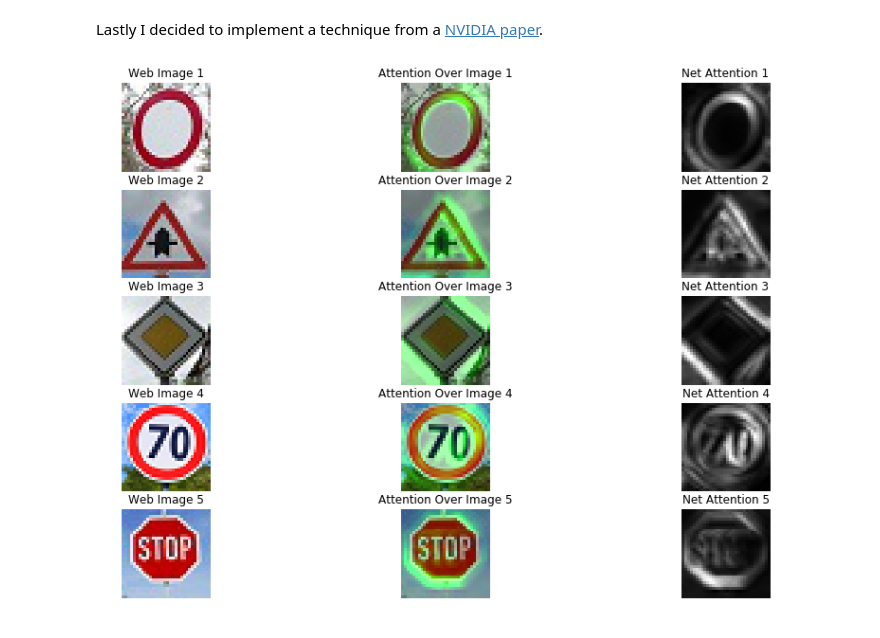
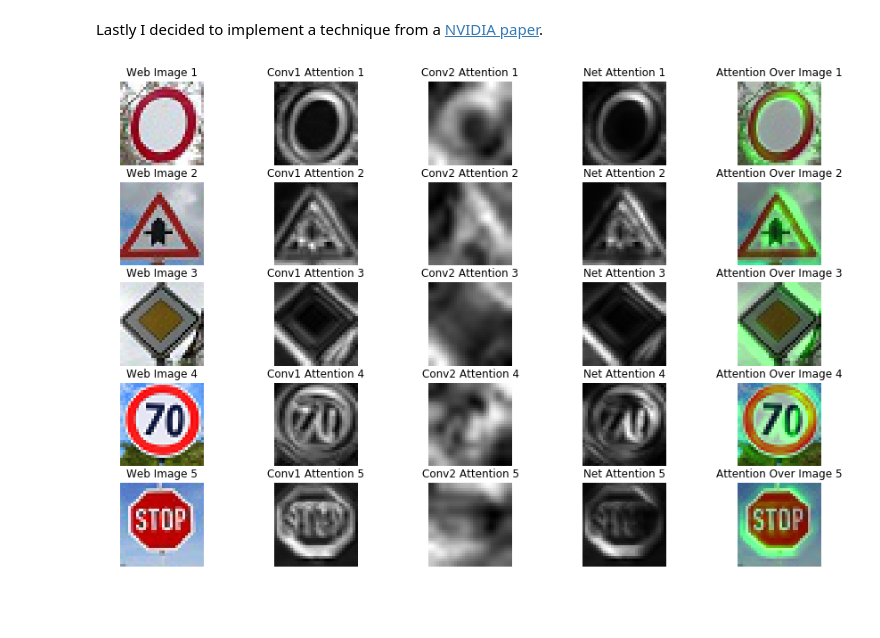
Before and after one commit to YggdrasillTech/SDCND_Project2, a Jupyter notebook: P2.ipynb, the cells around one changed output. Cells and saved outputs as stored; diff of their text form; code cells hidden in the pictures.

Commit message:
New Feature Map visualization

```diff
--- a/P2.ipynb
+++ b/P2.ipynb
@@ -938,47 +938,62 @@ with tf.Session() as sess:
 # %% [markdown]
 Lastly I decided to implement a technique from a [NVIDIA paper](https://arxiv.org/pdf/1704.07911.pdf).
 # %%
-attention = []
+net_attention = []
+cn1_attention = []
+cn2_attention = []
 
 with tf.Session() as sess:
     for i in range(len(pp_web_img)):
         saver.restore(sess, tf.train.latest_checkpoint('./model'))
         activation_conv1 = conv1_relu.eval(session=sess,feed_dict={x : pp_web_img[i:i + 1], convkeep_prob: 1.0})
         activation_conv2 = conv2_relu.eval(session=sess,feed_dict={x : pp_web_img[i:i + 1], convkeep_prob: 1.0})
 
         avg_activation_conv1 = np.average(activation_conv1, axis = 3)[0]
         avg_activation_conv1 = cv2.resize(avg_activation_conv1, None, fx = 1.14, fy = 1.14, interpolation = cv2.INTER_CUBIC)
         avg_activation_conv2 = np.average(activation_conv2, axis = 3)[0]
         avg_activation_conv2 = cv2.resize(avg_activation_conv2, None, fx = 3.2, fy = 3.2, interpolation = cv2.INTER_CUBIC)
 
         img_attention = np.multiply(avg_activation_conv1, avg_activation_conv2)
         norm_img = np.zeros(shape = (32, 32), dtype = np.uint8)
         norm_img = cv2.normalize(img_attention,
                                  norm_img,
                                  alpha = 0,
                                  beta  = 255,
                                  norm_type = cv2.NORM_MINMAX,
                                  dtype = cv2.CV_8U)
-        attention.append(norm_img)
 
-fig, axs = plt.subplots(5,3, figsize=(15, 10))
+        net_attention.append(norm_img)
+        cn1_attention.append(avg_activation_conv1)
+        cn2_attention.append(avg_activation_conv2)
+
+fig, axs = plt.subplots(5, 5, figsize=(15, 10))
 axs = axs.ravel()
 for i in range(5):
     image = web_img[i]
-    axs[i * 3].axis('off')
-    axs[i * 3].imshow(image.squeeze(), cmap = 'gray')
-    axs[i * 3].set_title("Web Image " + str(i + 1))
+    axs[i * 5].axis('off')
+    axs[i * 5].imshow(image)
+    axs[i * 5].set_title("Web Image " + str(i + 1))
+
+    att_image = cn1_attention[i]
+    axs[(i * 5) + 1].axis('off')
+    axs[(i * 5) + 1].imshow(att_image.squeeze(), cmap = 'gray')
+    axs[(i * 5) + 1].set_title("Conv1 Attention " + str(i + 1))
+
+    att_image = cn2_attention[i]
+    axs[(i * 5) + 2].axis('off')
+    axs[(i * 5) + 2].imshow(att_image.squeeze(), cmap = 'gray')
+    axs[(i * 5) + 2].set_title("Conv2 Attention " + str(i + 1))
+
+    att_image = net_attention[i]
+    axs[(i * 5) + 3].axis('off')
+    axs[(i * 5) + 3].imshow(att_image.squeeze(), cmap = 'gray')
+    axs[(i * 5) + 3].set_title("Net Attention " + str(i + 1))
 
     mask  = np.zeros((32, 32, 3), dtype=np.uint8)
-    mask[:, :, 1]  = attention[i]
-    image = cv2.addWeighted(image, 0.7, mask, 1.0, 0.0)
-    axs[(i * 3) + 1].axis('off')
-    axs[(i * 3) + 1].imshow(image.squeeze(), cmap = 'gray')
-    axs[(i * 3) + 1].set_title("Attention Over Image " + str(i + 1))
-
-    image = attention[i]
-    axs[(i * 3) + 2].axis('off')
-    axs[(i * 3) + 2].imshow(image.squeeze(), cmap = 'gray')
-    axs[(i * 3) + 2].set_title("Net Attention " + str(i + 1))
+    mask[:, :, 1]  = net_attention[i]
+    att_image = cv2.addWeighted(image, 0.7, mask, 1.0, 0.0)
+    axs[(i * 5) + 4].axis('off')
+    axs[(i * 5) + 4].imshow(att_image)
+    axs[(i * 5) + 4].set_title("Attention Over Image " + str(i + 1))
 # %% [output]
-[figure, old version]
+[figure, new version]
```
Also changed, not shown: parts of 9 cells of this notebook, 1 other file.
